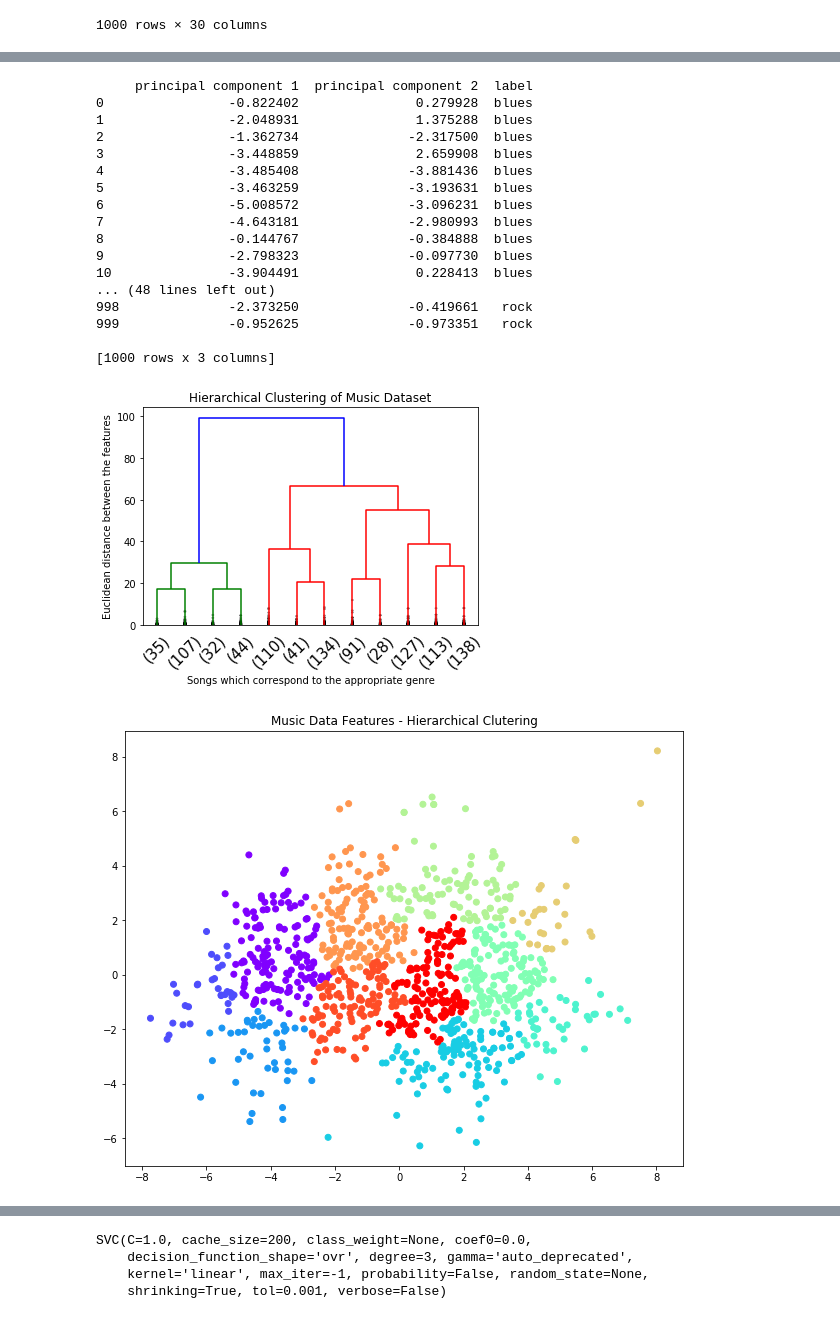
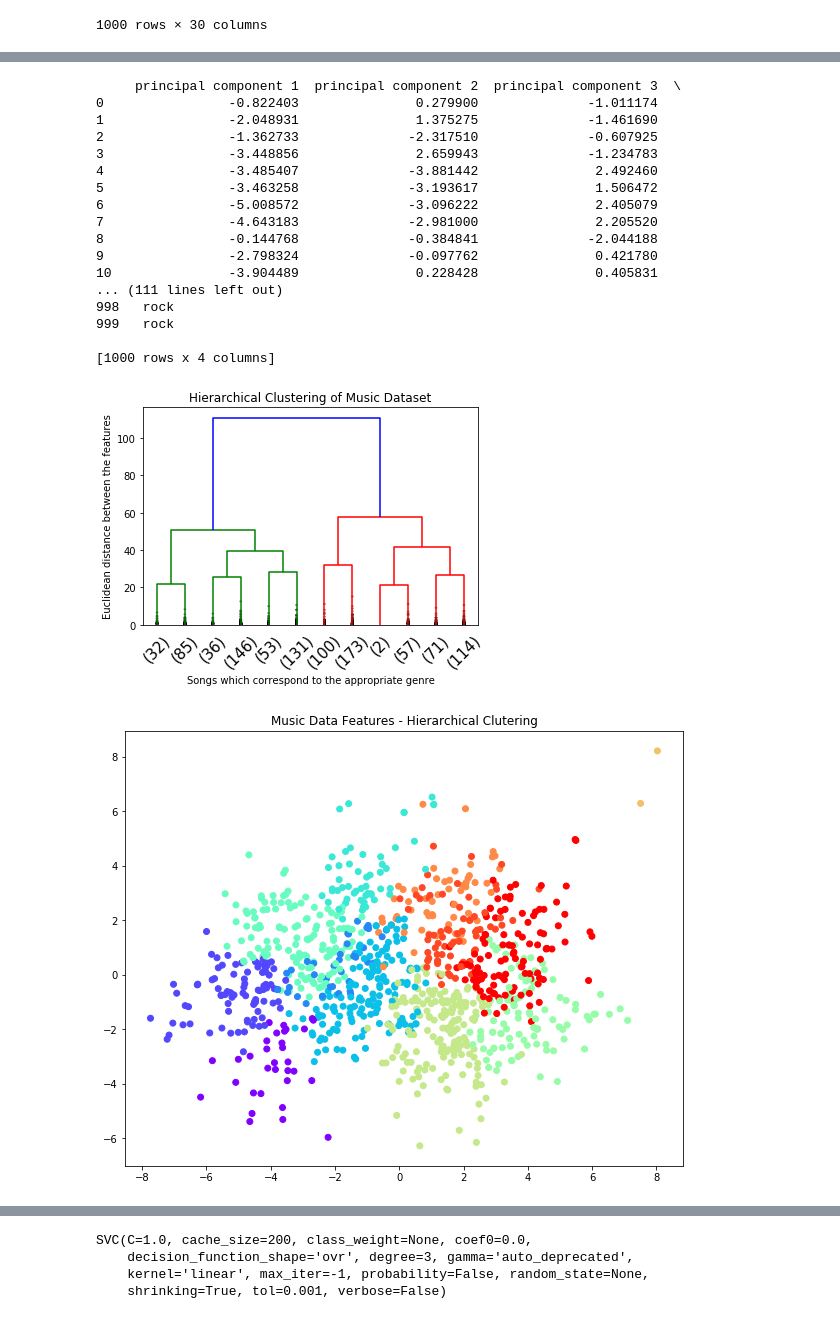
Before and after one commit to DylanCarey94/FYP-Music-Feature-Extraction-Music-Classification-Machine-Learning-Techniques, a Jupyter notebook: PCA with Hierarchical Clustering.ipynb, the cells around one changed output, grey strips where cells are left out. Saved outputs shown, nothing was run; the diff lists cells and outputs as text; code cells hidden in the pictures.

```diff
--- a/PCA with Hierarchical Clustering.ipynb
+++ b/PCA with Hierarchical Clustering.ipynb
@@ -69,9 +69,9 @@ y = X.loc[:,['label']].values
 # Standardizing the features
 x = StandardScaler().fit_transform(x)
 # %%
-pca = PCA(n_components=2)
+pca = PCA(n_components=3)
 principalComponents = pca.fit_transform(x)
 principalDf = pd.DataFrame(data = principalComponents
-             , columns = ['principal component 1', 'principal component 2'])
+             , columns = ['principal component 1', 'principal component 2', 'principal component 3'])
 print(principalDf)
 # %% [output]
@@ -96,23 +96,23 @@ print(principalDf)
 finalDf = pd.concat([principalDf, X[['label']]], axis = 1)
 print(finalDf)
 # %% [output]
-     principal component 1  principal component 2  label
-0                -0.822402               0.279928  blues
-1                -2.048931               1.375288  blues
-2                -1.362734              -2.317500  blues
-3                -3.448859               2.659908  blues
-4                -3.485408              -3.881436  blues
-5                -3.463259              -3.193631  blues
-6                -5.008572              -3.096231  blues
-7                -4.643181              -2.980993  blues
-8                -0.144767              -0.384888  blues
-9                -2.798323              -0.097730  blues
-10               -3.904491               0.228413  blues
-... (48 lines left out)
-998              -2.373250              -0.419661   rock
-999              -0.952625              -0.973351   rock
+     principal component 1  principal component 2  principal component 3  \
+0                -0.822403               0.279900              -1.011174
+1                -2.048931               1.375275              -1.461690
+2                -1.362733              -2.317510              -0.607925
+3                -3.448856               2.659943              -1.234783
+4                -3.485407              -3.881442               2.492460
+5                -3.463258              -3.193617               1.506472
+6                -5.008572              -3.096222               2.405079
+7                -4.643183              -2.981000               2.205520
+8                -0.144768              -0.384841              -2.044188
+9                -2.798324              -0.097762               0.421780
+10               -3.904489               0.228428               0.405831
+... (111 lines left out)
+998   rock
+999   rock
 
-[1000 rows x 3 columns]
+[1000 rows x 4 columns]
 # %%
 # fig = plt.figure(figsize = (8,8))
 # ax = fig.add_subplot(1,1,1)
@@ -140,20 +140,20 @@ plt.xlabel('Songs which correspond to the appropriate genre')
 plt.ylabel('Euclidean distance between the features');
 plt.show()
 # %% [output]
-[figure, old version]
+[figure, new version]
 # %%
 #Look at this in future
 #https://stackabuse.com/hierarchical-clustering-with-python-and-scikit-learn/
 from scipy.cluster.hierarchy import fcluster
-k=11
+k=12
 cluster_2 = fcluster(z, k, criterion='maxclust')
 cluster_2[0:30:,]
 plt.figure(figsize=(10, 8))
 plt.scatter(principalDf.iloc[:,0], principalDf.iloc[:,1],c=cluster_2, cmap='rainbow')  # plot points with cluster dependent colors
 plt.title('Music Data Features - Hierarchical Clutering')
 plt.show()
 # %% [output]
-[figure, old version]
+[figure, new version]
 # %%
 # New Dataframe called cluster
 cluster_Hierarchical = pd.DataFrame(cluster_2)
```
Also changed, not shown: parts of 17 cells of this notebook.
